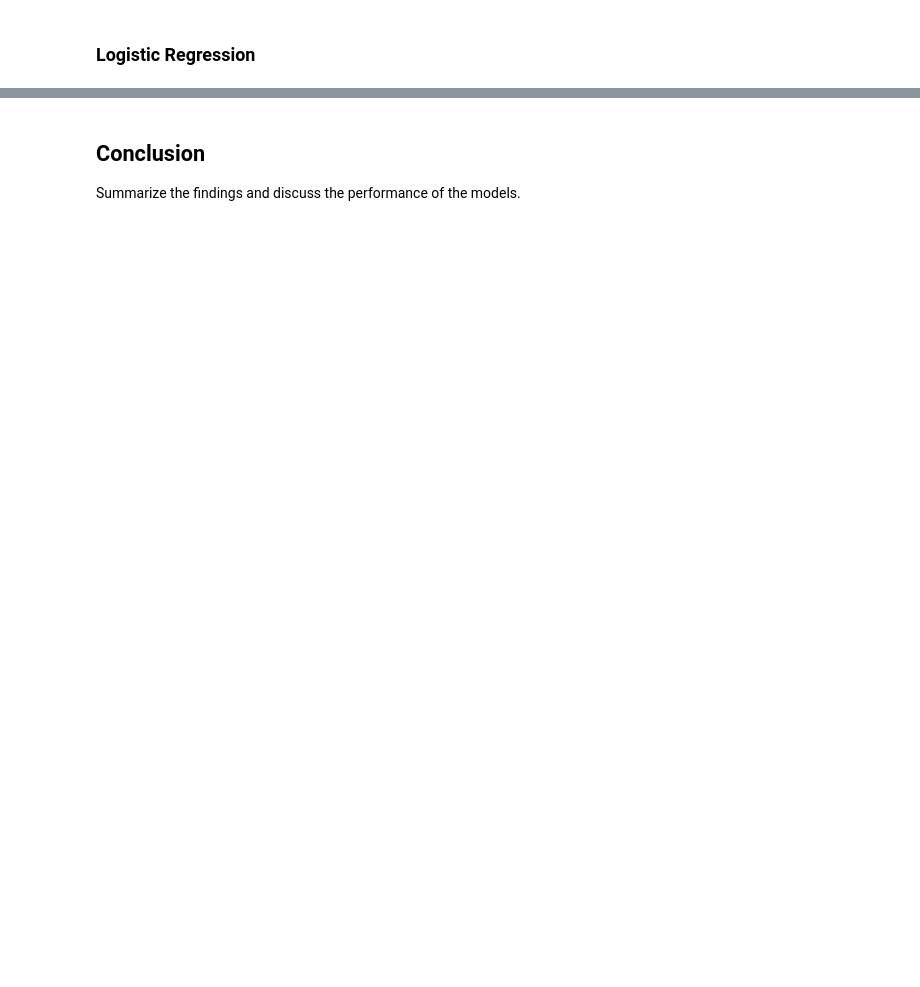
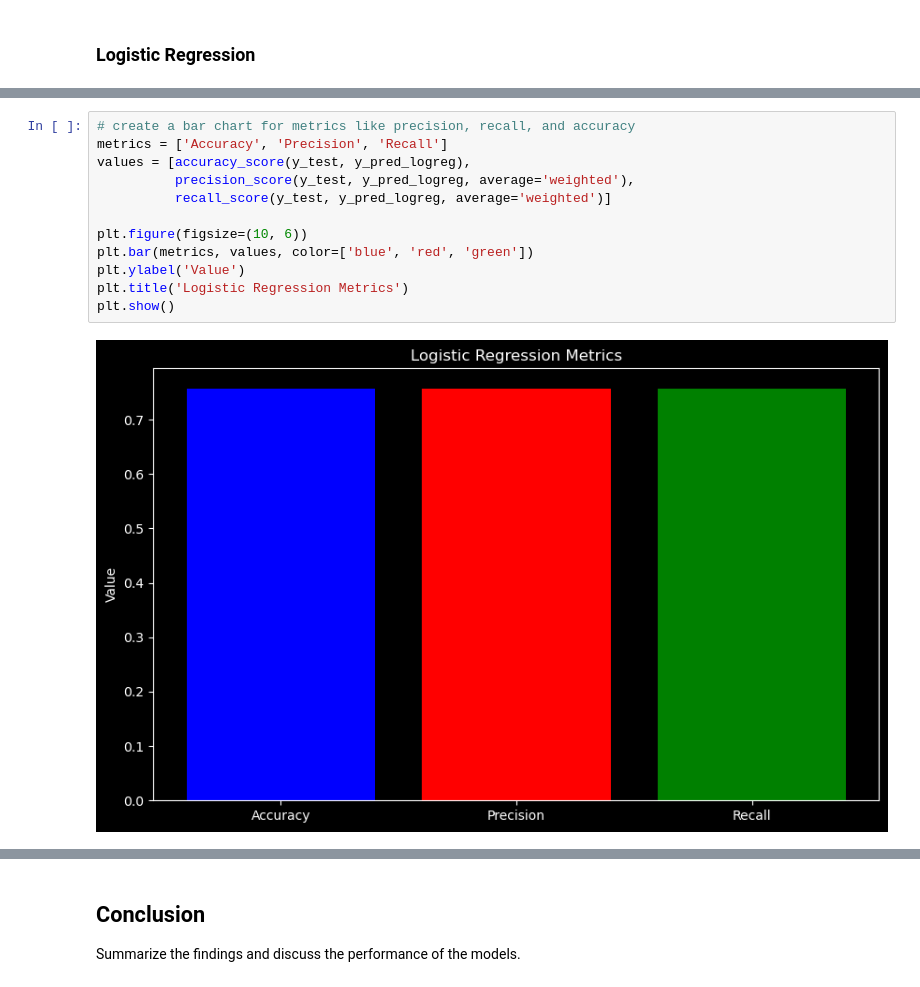
Before and after one commit to adaves/data_projects, a Jupyter notebook: x_sentiment_analysis/x_sentiment_analysis/notebooks/x_sentiment_analysis_.ipynb, the cells around one changed output, grey strips where cells are left out. Drawn from its saved outputs; the diff is of its cells as text; blank space fills up the shorter version.

```diff
--- a/x_sentiment_analysis/x_sentiment_analysis/notebooks/x_sentiment_analysis_.ipynb
+++ b/x_sentiment_analysis/x_sentiment_analysis/notebooks/x_sentiment_analysis_.ipynb
@@ -211,0 +226,14 @@ print('Classification Report:\n', classification_report(y_test, y_pred_svm))
+# %%
+# create a bar chart for metrics like precision, recall, and accuracy
+metrics = ['Accuracy', 'Precision', 'Recall']
+values = [accuracy_score(y_test, y_pred_logreg),
+          precision_score(y_test, y_pred_logreg, average='weighted'),
+          recall_score(y_test, y_pred_logreg, average='weighted')]
+
+plt.figure(figsize=(10, 6))
+plt.bar(metrics, values, color=['blue', 'red', 'green'])
+plt.ylabel('Value')
+plt.title('Logistic Regression Metrics')
+plt.show()
+# %% [output]
+[figure, added]
```
Also changed, not shown: parts of 28 cells of this notebook.
